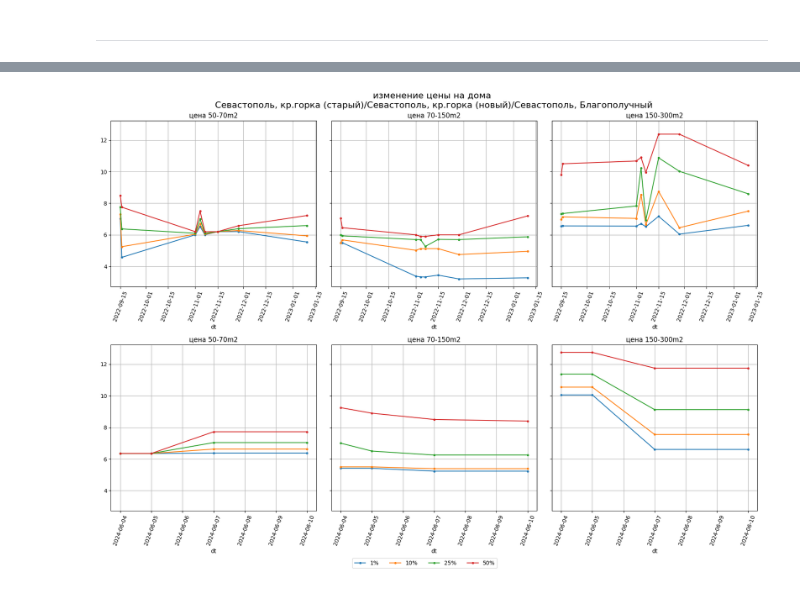
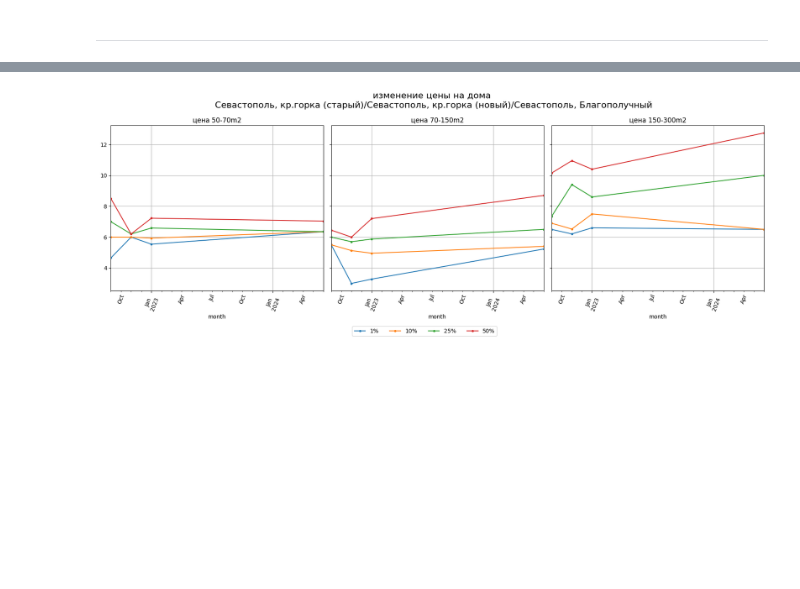
Before and after one commit to smechanoid/avito-parser, a Jupyter notebook: 05-analysis-house.ipynb, the cells around one changed output, grey strips where cells are left out. Cells and saved outputs as stored; diff of their text form; code cells hidden in the pictures; blank space fills up the shorter version.

```diff
--- a/05-analysis-house.ipynb
+++ b/05-analysis-house.ipynb
@@ -116,6 +118,9 @@ df.loc[ df['address'].str.lower().str.match('анталья'), ['latitude','long
 df.loc[ df['longitude']<30., ['latitude','longitude'] ] = None
 # %%
 df.loc[ df['address'].str.lower().str.match(r'.*ялта.*') , 'place' ] = 'yalta'
+df.loc[ df['address'].str.lower().str.match(r'.*алушта.*') , 'place' ] = 'alushta'
+df.loc[ df['address'].str.lower().str.match(r'.*феодосия.*') , 'place' ] = 'feodosia'
+
 df.loc[ df['address'].str.lower().str.match(r'.*окуневка.*') , 'place' ] = 'tarkhankut'
 df.loc[ df['address'].str.lower().str.match(r'.*заветное.*') , 'place' ] = 'kerch'
 # %%
@@ -158,6 +163,6 @@ datetime.date(2024, 6, 10)
 # %%
 gdf = gdf.query('place in ("bahchisaray","sudak","sevastopol")')
 # %%
-gdf_history = gdf.query(f'dt <= @history_date')
-gdf = gdf.query(f'dt > @history_date')
+# gdf_history = gdf.query(f'dt <= @history_date')
+# gdf = gdf.query(f'dt > @history_date')
 # %%
@@ -263,15 +284,15 @@ fig.tight_layout()
 # %%
-place = 'sudak'
+# place = 'sudak'
 
-fig, ax = plt.subplots(2,len(sizes),figsize=(17,12), sharey=True )
+# fig, ax = plt.subplots(2,len(sizes),figsize=(17,12), sharey=True )
 
-for i,s in enumerate(sizes):
-    stat.loc[(place,s),cols].plot(title=f'цена {s}m2', grid=True,ax=ax[1][i],legend=False, rot=70, style='.-' )
-    stat_history.loc[(place,s),cols].plot(title=f'цена {s}m2', grid=True,ax=ax[0][i],legend=False, rot=70, style='.-' )
+# for i,s in enumerate(sizes):
+#     stat.loc[(place,s),cols].plot(title=f'цена {s}m2', grid=True,ax=ax[1][i],legend=False, rot=70, style='.-' )
+#     stat_history.loc[(place,s),cols].plot(title=f'цена {s}m2', grid=True,ax=ax[0][i],legend=False, rot=70, style='.-' )
 
-fig.suptitle(f'{place}, изменение цены на дома', fontsize=16)
-fig.legend( labels=cols,frameon=True, ncol=len(cols), bbox_to_anchor=(0.6, 0.01))
-fig.tight_layout()
+# fig.suptitle(f'{place}, изменение цены на дома', fontsize=16)
+# fig.legend( labels=cols,frameon=True, ncol=len(cols), bbox_to_anchor=(0.6, 0.01))
+# fig.tight_layout()
 # %%
 (
 gdf
@@ -462,18 +483,18 @@ gdf_local_history = gdf_history.sjoin( frame_, how='inner', predicate='within')
 percentiles=[.01,.05,.1,.25,.5,.75,.9]
 stat = (
         gdf_local
-        .groupby(['house_size_category','dt'],observed=True)
+        .groupby(['house_size_category','month'],observed=True)
         ['priceM'].describe(percentiles=percentiles)
         #.dropna()
     )
-stat_history = (
-        gdf_local_history
-        .groupby(['house_size_category','dt'],observed=True)
-        ['priceM'].describe(percentiles=percentiles)
-        #.dropna()
-    )
+# stat_history = (
+#         gdf_local_history
+#         .groupby(['house_size_category','month'],observed=True)
+#         ['priceM'].describe(percentiles=percentiles)
+#         #.dropna()
+#     )
 
 display( stat )
-display( stat_history )
+# display( stat_history )
 # %% [output]
 |  |  | count | mean | std | min | 1% | 5% | 10% | 25% | 50% | ... |
@@ -515,12 +516,11 @@ display( stat_history )
 # %%
-fig, ax = plt.subplots(2,len(sizes),figsize=(17,12), sharey=True )
+fig, ax = plt.subplots(1,len(sizes),figsize=(17,6), sharey=True )
 
 for i,s in enumerate(sizes):
-    stat.loc[(s),cols].plot(title=f'цена {s}m2', grid=True,ax=ax[1][i],legend=False, rot=70, style='.-' )
-    stat_history.loc[(s),cols].plot(title=f'цена {s}m2', grid=True,ax=ax[0][i],legend=False, rot=70, style='.-' )
+    stat.loc[(s),cols].plot(title=f'цена {s}m2', grid=True,ax=ax[i],legend=False, rot=70, style='.-' )
 
 fig.suptitle(f'изменение цены на дома\n {'/'.join(area_name)}', fontsize=16)
 fig.legend( labels=cols,frameon=True, ncol=len(cols), bbox_to_anchor=(0.6, 0.01))
 fig.tight_layout()
 # %% [output]
-[figure, old version]
+[figure, new version]
```
Also changed, not shown: parts of 25 cells of this notebook, 6 other files.
